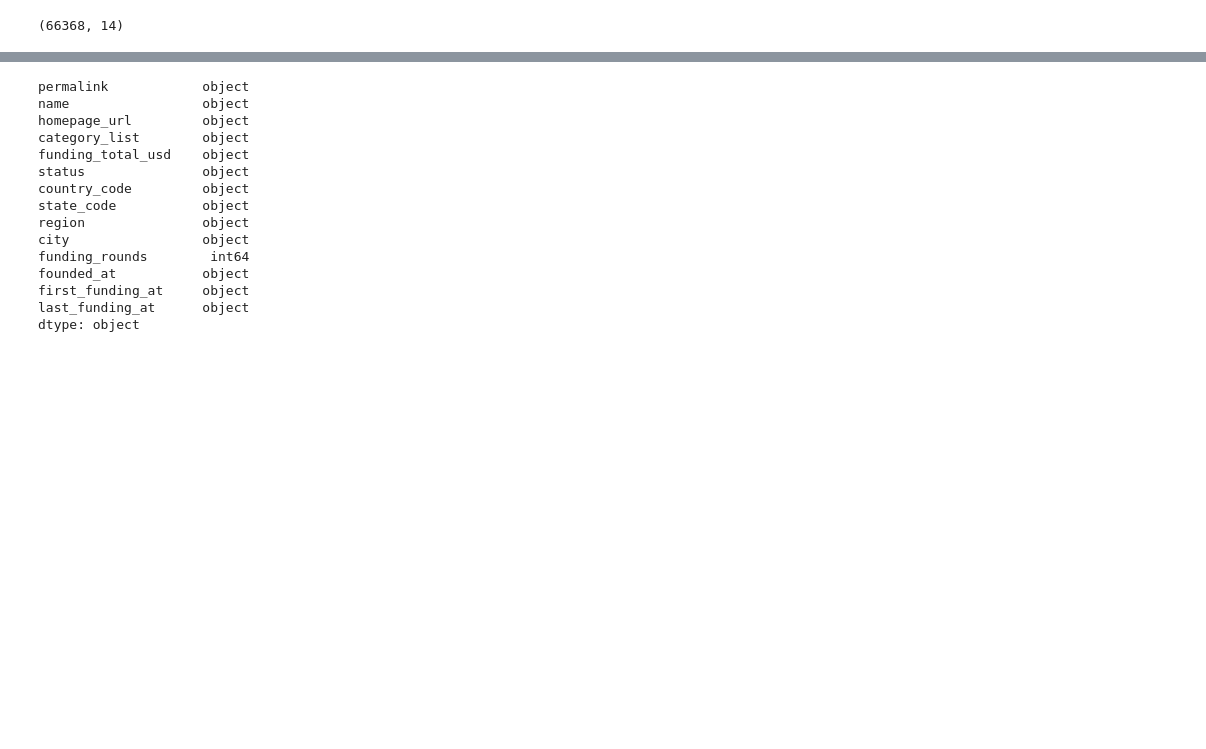
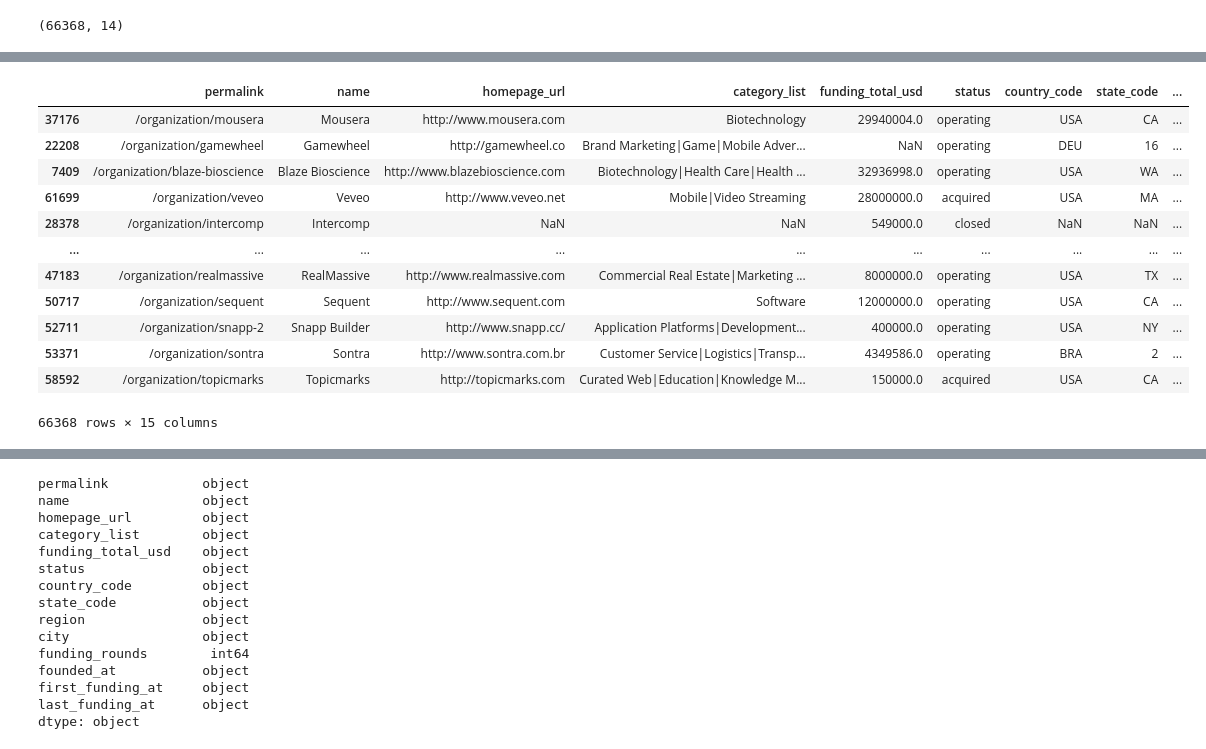
Before and after one commit to eloter01/AI4All_F24_Class16, a Jupyter notebook: AI4All_team16_proj.ipynb, the cells around one changed output, grey strips where cells are left out. Saved outputs shown, nothing was run; the diff lists cells and outputs as text; code cells hidden in the pictures; blank space fills up the shorter version.

```diff
--- a/AI4All_team16_proj.ipynb
+++ b/AI4All_team16_proj.ipynb
@@ -23,3 +43,19 @@ df.head()
+# %%
+df.sort_values(by=['first_funding_at'], ascending=True)
+# %% [output]
+|  | permalink | name | homepage_url | category_list | funding_total_usd | status | country_code | state_code | ... |
+| 37176 | /organization/mousera | Mousera | http://www.mousera.com | Biotechnology | 29940004.0 | operating | USA | CA | ... |
+| 22208 | /organization/gamewheel | Gamewheel | http://gamewheel.co | Brand Marketing|Game|Mobile Adver... | NaN | operating | DEU | 16 | ... |
+| 7409 | /organization/blaze-bioscience | Blaze Bioscience | http://www.blazebioscience.com | Biotechnology|Health Care|Health ... | 32936998.0 | operating | USA | WA | ... |
+| 61699 | /organization/veveo | Veveo | http://www.veveo.net | Mobile|Video Streaming | 28000000.0 | acquired | USA | MA | ... |
+| 28378 | /organization/intercomp | Intercomp | NaN | NaN | 549000.0 | closed | NaN | NaN | ... |
+| ... | ... | ... | ... | ... | ... | ... | ... | ... | ... |
+| 47183 | /organization/realmassive | RealMassive | http://www.realmassive.com | Commercial Real Estate|Marketing ... | 8000000.0 | operating | USA | TX | ... |
+| 50717 | /organization/sequent | Sequent | http://www.sequent.com | Software | 12000000.0 | operating | USA | CA | ... |
+| 52711 | /organization/snapp-2 | Snapp Builder | http://www.snapp.cc/ | Application Platforms|Development... | 400000.0 | operating | USA | NY | ... |
+| 53371 | /organization/sontra | Sontra | http://www.sontra.com.br | Customer Service|Logistics|Transp... | 4349586.0 | operating | BRA | 2 | ... |
+| 58592 | /organization/topicmarks | Topicmarks | http://topicmarks.com | Curated Web|Education|Knowledge M... | 150000.0 | acquired | USA | CA | ... |
+66368 rows × 15 columns
 # %%
 # get unique value of funding_rounds
 df['funding_rounds'].unique()
```
Also changed, not shown: parts of 13 cells of this notebook, 1 other file.
